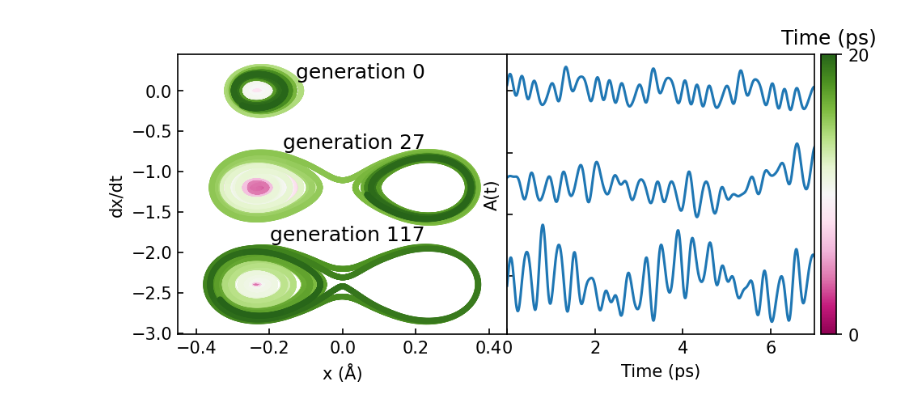
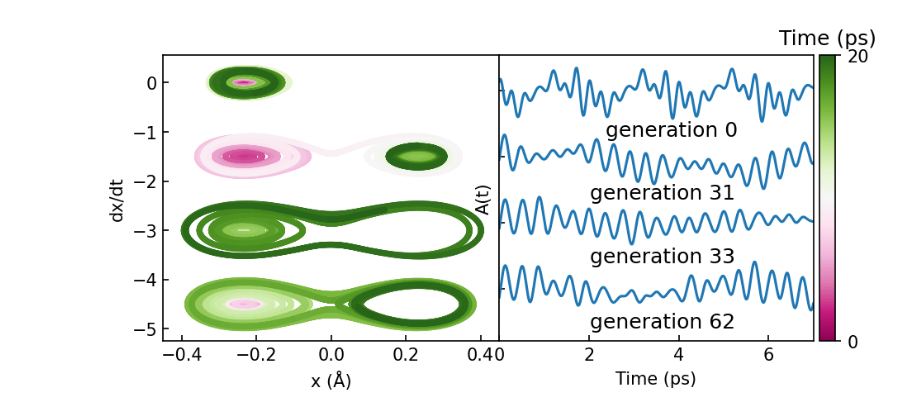
Before and after one commit to Sraddha-Agrawal/L2S, a Jupyter notebook: Final_figs_plots/Final_figs/Fig2/Fig2_plots.ipynb, the cells around one changed output. Cells and saved outputs as stored; diff of their text form; code cells hidden in the pictures.

```diff
--- a/Final_figs_plots/Final_figs/Fig2/Fig2_plots.ipynb
+++ b/Final_figs_plots/Final_figs/Fig2/Fig2_plots.ipynb
@@ -37,12 +61,13 @@ ax2.tick_params(direction='in')
 # %%
-# Fig 2cd---- Phase space + Protocols
+# Fig 2c---- Phase space + Protocols
+
 from mpl_toolkits.axes_grid1 import make_axes_locatable
 
-sol_x_all = np.loadtxt('Data/sol_x_2c.dat')
-sol_v_all = np.loadtxt('Data/sol_v_2c.dat')
-At_all = np.loadtxt('Data/protocol_2d.dat')
+sol_x_all = np.loadtxt('Data/sol_x_all_gen_pop_2c.dat')
+sol_v_all = np.loadtxt('Data/sol_v_all_gen_pop_2c.dat')
+At_all = np.loadtxt('Data/protocol_all_gen_pop_2d.dat')
 
-freq_in_thz = 6.3507799295888985 # converts w=sqrt(k/m) in sqrt(THz/(Angstrom^2 * atomic mass unit)) to THz
+freq_in_thz = 6.3507799295888985
 t_in_ps = 1 / freq_in_thz
 
 tspan = [0, 20/t_in_ps]
@@ -50,43 +75,45 @@ tfine = np.linspace(*tspan, 20000)
 norm2 = Normalize(vmin=np.min(tfine*t_in_ps), vmax=np.max(tfine*t_in_ps))
 
 fig2cd, (ax3,ax4) = plt.subplots(1,2,figsize=(7, 3), dpi=150, facecolor='white')
-
+count=3
 for idx in range(len(sol_x_all)-1,-1,-1):
-    sc=ax3.scatter(sol_x_all[idx], sol_v_all[idx]-1.2*idx, c = tfine*t_in_ps, cmap='PiYG', edgecolor='none', norm=norm2, s=12)
-    ax4.plot(tfine*t_in_ps, At_all[idx]-(15*idx), color='C0', label=f'gen {idx+1}')
+    #print(idx)
+    if idx==0 or idx==2 or idx==4 or idx==5:
+        sc=ax3.scatter(sol_x_all[idx], sol_v_all[idx]-1.5*count, c = tfine*t_in_ps, cmap='PiYG', edgecolor='none', norm=norm2, s=12)
+        ax4.plot(tfine*t_in_ps, At_all[idx]-(20*count), color='C0', label=f'gen {idx+1}')
+        count=count-1
 
 ax3.set_xlabel('x (Å)')
 ax3.set_ylabel('dx/dt')
 ax3.tick_params(direction='in')
 divider = make_axes_locatable(ax4)
 cax = divider.append_axes("right", size="5%", pad=0.05)
 cax.set_position([0.8, 0.2, 0.03, 0.6])
 cbar = fig2cd.colorbar(sc, cax=cax,orientation='vertical')
 cbar.ax.set_title('Time (ps)')
 cbar.set_ticks([norm2.vmin, norm2.vmax])
 cbar.ax.set_yticklabels(['0', '20'])
 
 ax4.set_xlabel('Time (ps)')
 ax4.set_ylabel('A(t)', labelpad=0.5)
 ax4.set_xlim(0,7)
 ax4.tick_params(direction='in')
 
-ax3.text(0.75, 0.97, "generation 0", transform=ax3.transAxes,fontsize=12, va='top', ha='right')
-ax3.text(0.75, 0.72, "generation 27", transform=ax3.transAxes,fontsize=12, va='top', ha='right')
-ax3.text(0.75, 0.39, "generation 117", transform=ax3.transAxes,fontsize=12, va='top', ha='right')
+ax4.text(0.76, 0.77, "generation 0", transform=ax4.transAxes,fontsize=12, va='top', ha='right')
+ax4.text(0.75, 0.55, "generation 31", transform=ax4.transAxes,fontsize=12, va='top', ha='right')
+ax4.text(0.75, 0.33, "generation 33", transform=ax4.transAxes,fontsize=12, va='top', ha='right')
+ax4.text(0.75, 0.10, "generation 62", transform=ax4.transAxes,fontsize=12, va='top', ha='right')
 ax4.set_yticklabels([])
 
-# Remove the last x-axis tick label for ax3
 xticks = ax3.get_xticks()
 xticklabels = [item.get_text() for item in ax3.get_xticklabels()]
-# Remove the last tick label
 if xticklabels:
     xticklabels[-1] = ''
 ax3.set_xticks(xticks)
 ax3.set_xticklabels(xticklabels)
 ax3.set_xlim(-0.45,0.45)
 
 plt.subplots_adjust(wspace=0)
-#plt.savefig('Fig2cd.pdf', bbox_inches='tight')
+#plt.savefig('Fig2c_revised.pdf', bbox_inches='tight')
 # %% [output]
-[figure, old version]
+[figure, new version]
```
Also changed, not shown: parts of 3 cells of this notebook, 27 other files.
